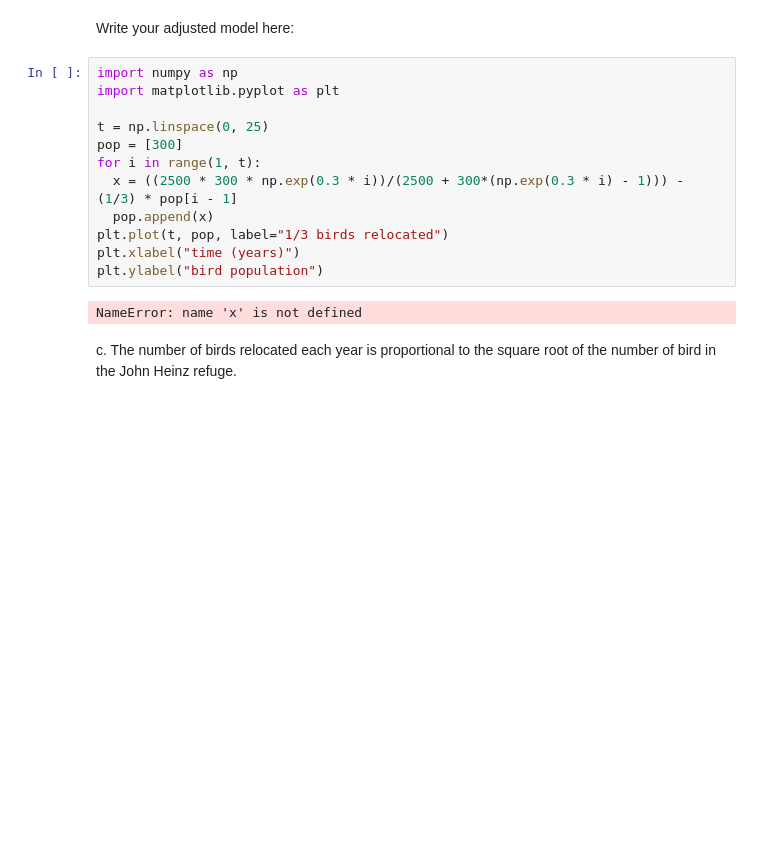
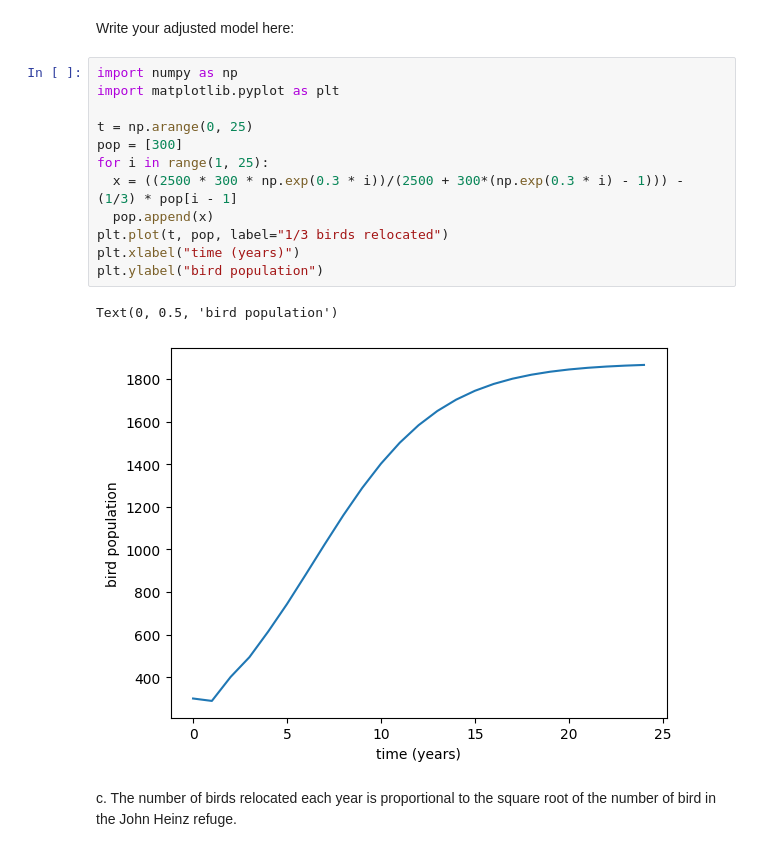
Before and after one commit to kitkate8/BioPhysHW, a Jupyter notebook: Homework/Homework1.ipynb, the cells around one changed output. Saved outputs shown, nothing was run; the diff lists cells and outputs as text; blank space fills up the shorter version.

```diff
--- a/Homework/Homework1.ipynb
+++ b/Homework/Homework1.ipynb
@@ -28,17 +28,18 @@ Write your adjusted model here:
 # %%
 import numpy as np
 import matplotlib.pyplot as plt
 
-t = np.linspace(0, 25)
+t = np.arange(0, 25)
 pop = [300]
-for i in range(1, t):
+for i in range(1, 25):
   x = ((2500 * 300 * np.exp(0.3 * i))/(2500 + 300*(np.exp(0.3 * i) - 1))) - (1/3) * pop[i - 1]
   pop.append(x)
 plt.plot(t, pop, label="1/3 birds relocated")
 plt.xlabel("time (years)")
 plt.ylabel("bird population")
 # %% [output]
-NameError: name 'x' is not defined
+Text(0, 0.5, 'bird population')
+[figure, added]
 # %% [markdown]
 c. The number of birds relocated each year is proportional to the square root of the number of bird in the John Heinz refuge.
 # %% [markdown]
```
Also changed, not shown: parts of 2 cells of this notebook.
